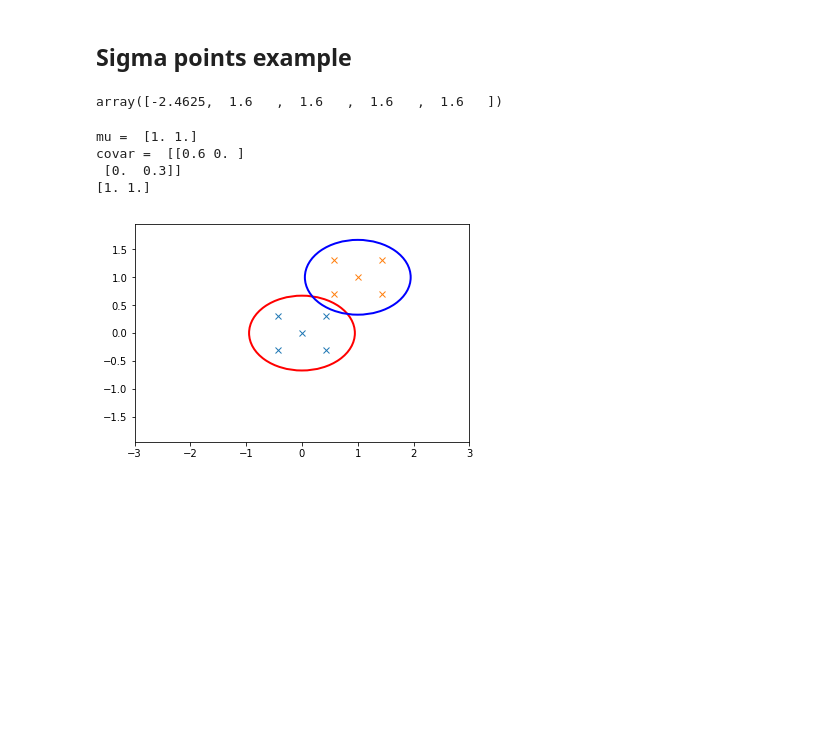
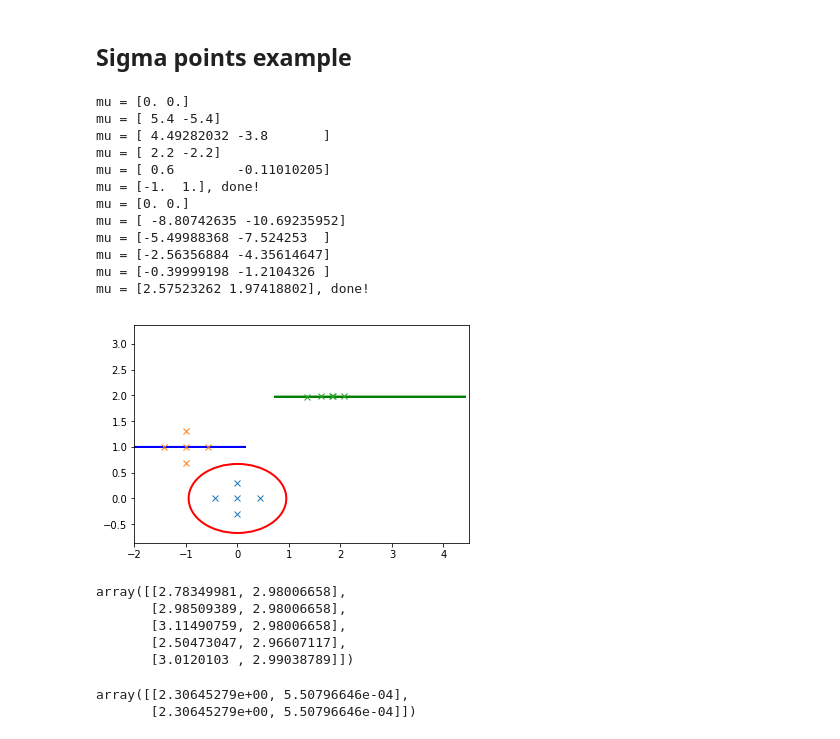
Before and after one commit to chenchen2015/SLAM, a Jupyter notebook: Python/UKF_SLAM.ipynb, the cells around one changed output. Drawn from its saved outputs; the diff is of its cells as text; code cells hidden in the pictures; blank space fills up the shorter version.

Commit message:
UKF: updated sigma points

```diff
--- a/Python/UKF_SLAM.ipynb
+++ b/Python/UKF_SLAM.ipynb
@@ -64,10 +64,12 @@ class SigmaPoints():
         self.covar = np.array(self.mu)
         # update mean and covariance
         for i in range(self.n_sigma_points):
+            print(f'mu = {self.mu}')
             self.mu += self.wm[i] * self.sigma_pts[i, :]
+        print(f'mu = {self.mu}, done!')
         for i in range(self.n_sigma_points):
             self.covar += self.wc[i] * (self.sigma_pts[i, :] - self.mu) * (self.sigma_pts[i, :] - self.mu).T
-        self.covar = np.diag(self.covar * 0.5)
+        self.covar = np.diag(self.covar)
 
     @classmethod
     def from_mu_covar(self, mu, covar):
@@ -84,11 +86,10 @@ class SigmaPoints():
         # Compute Sigma points
         for i in range(self.n_dim):
             rhs = np.sqrt( (self.n_dim + self.lmda) * covar)
-            rhs = np.array(rhs.diagonal()).flatten()
-            if i > 0: rhs[i-1] = -rhs[i-1]
+            #if i > 0: rhs[i-1] = -rhs[i-1]
             # Sigma points
-            self.sigma_pts[2*i+1, :] = mu + rhs
-            self.sigma_pts[2*i+2, :] = mu - rhs
+            self.sigma_pts[2*i+1, :] = mu + rhs[i, :]
+            self.sigma_pts[2*i+2, :] = mu - rhs[i, :]
             # weight for mean
             w = 1 / (2 * (self.n_dim + self.lmda))
             self.wm[2*i+1] = self.wm[2*i+2] = self.wc[2*i+1] = self.wc[2*i+2] = w
@@ -105,37 +106,63 @@ class SigmaPoints():
     def transform(self, fun):
         self.sigma_pts = np.apply_along_axis(fun, 1, self.sigma_pts)
         self.update_stats()
-        print(self.mu)
-# %%
-# np.linalg.eigvals(sp.covar)
-sp.wc
-# %% [output]
-array([-2.4625,  1.6   ,  1.6   ,  1.6   ,  1.6   ])
 # %%
 sp = SigmaPoints(2)
 sp.from_mu_covar([0,0], np.diag([0.6, 0.3]))
 he = sp.get_bounding_ellipse()
 
 # visualize
 fig, ax = plt.subplots()
 ax.add_artist(he)
 plt.plot(sp.sigma_pts[:, 0], sp.sigma_pts[:, 1], 'x')
 
 # transform
-def tf1(x): return x + [1, 1]
-def tf2(x): return np.array([np.sin(x[0]), np.cos(x[1])])
+def tf1(x): return x + [-1, 1]
+def tf2(x): return np.array(
+    [
+        3 + x[0] + np.sin(2 * x[0]) + np.cos(x[1]),
+        1 + np.cos(0.2 * x[1])
+    ]
+)
 
 sp.transform(tf1)
 he1 = sp.get_bounding_ellipse(color='b')
 plt.plot(sp.sigma_pts[:, 0], sp.sigma_pts[:, 1], 'x')
 ax.add_artist(he1)
 
+sp.transform(tf2)
+he2 = sp.get_bounding_ellipse(color='g')
+plt.plot(sp.sigma_pts[:, 0], sp.sigma_pts[:, 1], 'x')
+ax.add_artist(he2)
+
 plt.axis('equal');
-plt.xlim([-3, 3])
-plt.ylim([-3, 3]);
+
+plt.xlim([-2, 4.5])
+plt.ylim([-2, 4.5]);
 # %% [output]
-mu =  [1. 1.]
-covar =  [[0.6 0. ]
- [0.  0.3]]
-[1. 1.]
+mu = [0. 0.]
+mu = [ 5.4 -5.4]
+mu = [ 4.49282032 -3.8       ]
+mu = [ 2.2 -2.2]
+mu = [ 0.6        -0.11010205]
+mu = [-1.  1.], done!
+mu = [0. 0.]
+mu = [ -8.80742635 -10.69235952]
+mu = [-5.49988368 -7.524253  ]
+mu = [-2.56356884 -4.35614647]
+mu = [-0.39999198 -1.2104326 ]
+mu = [2.57523262 1.97418802], done!
-[figure, old version]
+[figure, new version]
+# %%
+sp.sigma_pts
+# %% [output]
+array([[2.78349981, 2.98006658],
+       [2.98509389, 2.98006658],
+       [3.11490759, 2.98006658],
+       [2.50473047, 2.96607117],
+       [3.0120103 , 2.99038789]])
+# %%
+sp.covar
+# %% [output]
+array([[2.30645279e+00, 5.50796646e-04],
+       [2.30645279e+00, 5.50796646e-04]])
```
